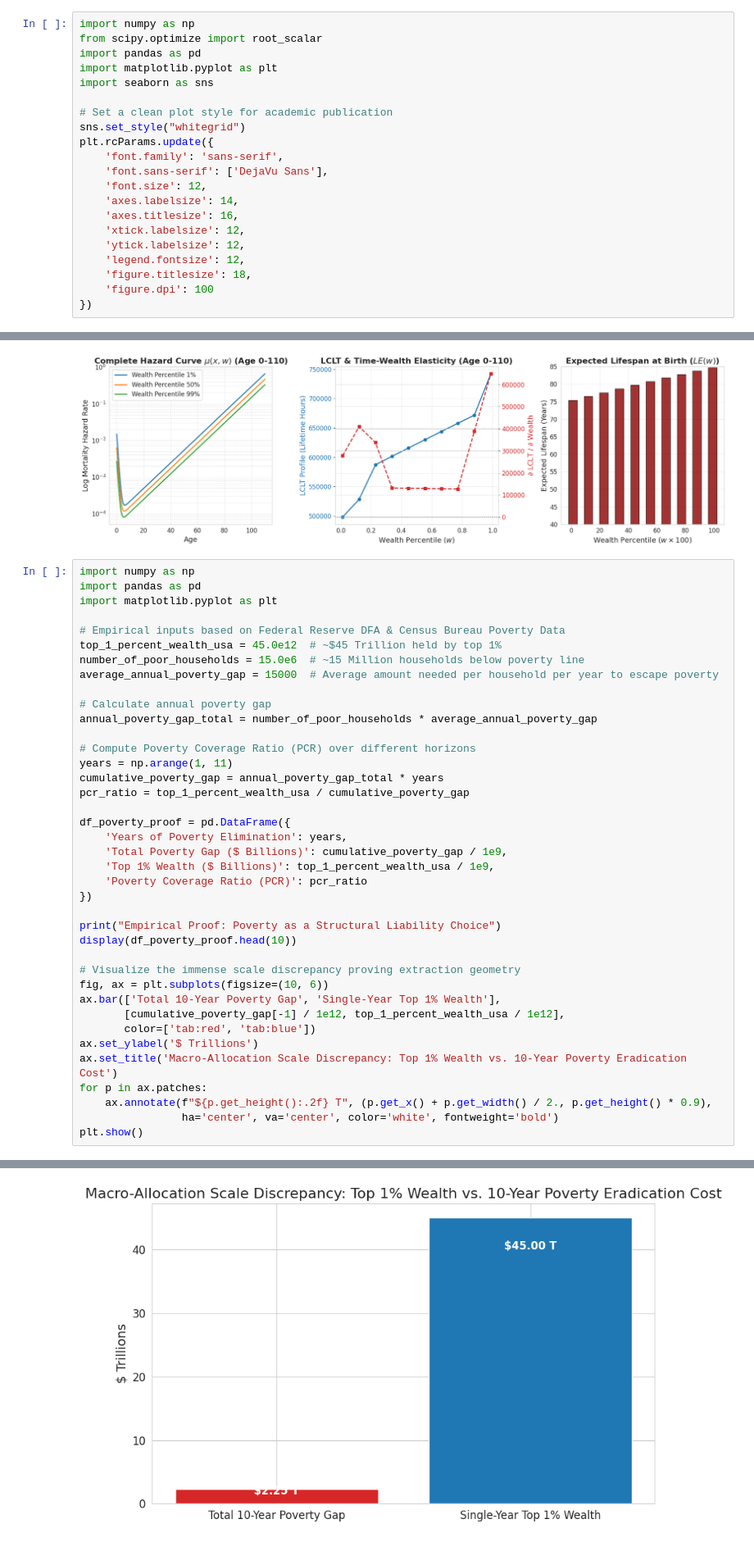
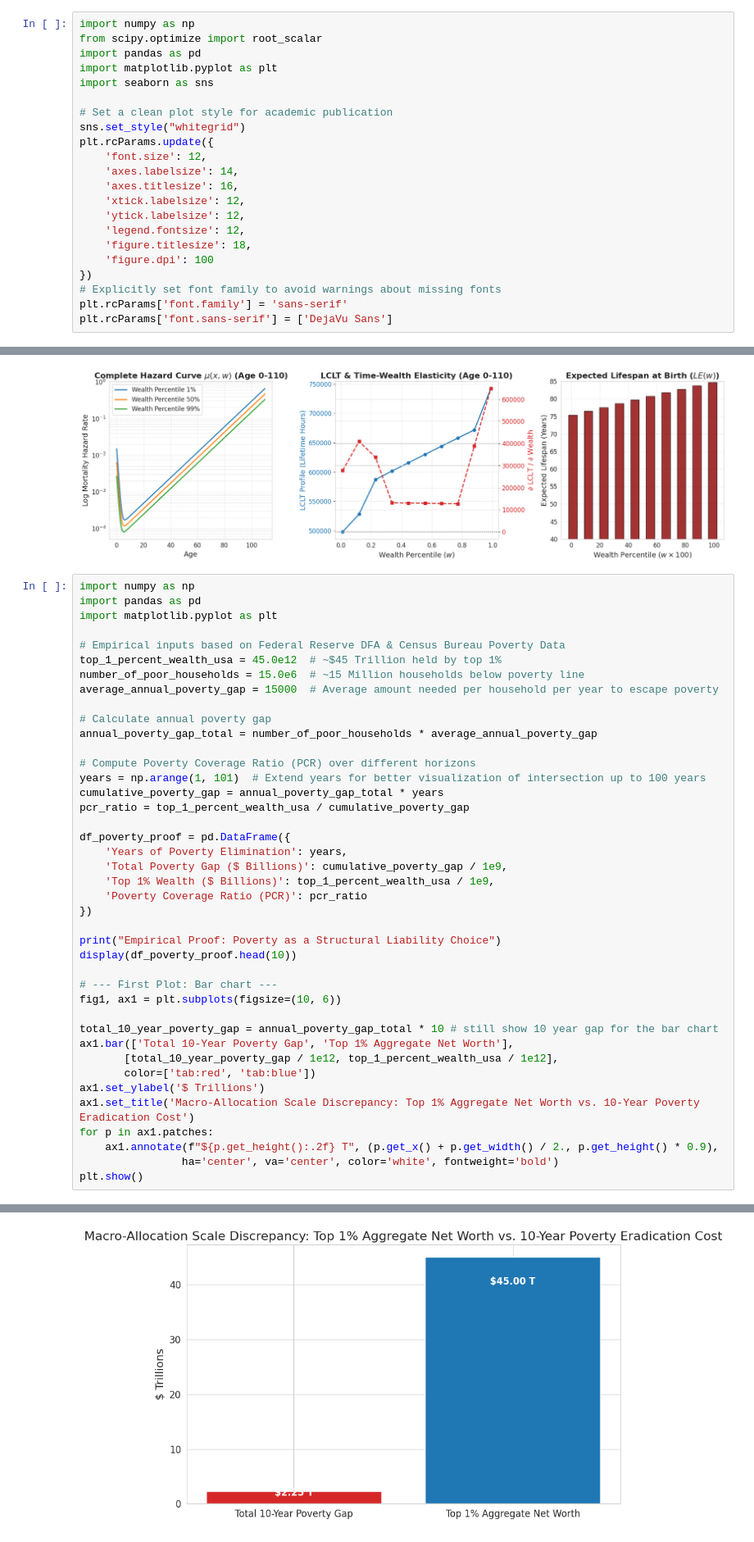
Before and after one commit to krbarrow/The-Decadal-Halving-Fixed-Point, a Jupyter notebook: The_Decadal_Halving_Fixed_Point.ipynb, the cells around one changed output, grey strips where cells are left out. Shown at 82% size. Drawn from its saved outputs; the diff is of its cells as text.

```diff
--- a/The_Decadal_Halving_Fixed_Point.ipynb
+++ b/The_Decadal_Halving_Fixed_Point.ipynb
@@ -16,8 +51,6 @@ import seaborn as sns
 # Set a clean plot style for academic publication
 sns.set_style("whitegrid")
 plt.rcParams.update({
-    'font.family': 'sans-serif',
-    'font.sans-serif': ['DejaVu Sans'],
     'font.size': 12,
     'axes.labelsize': 14,
     'axes.titlesize': 16,
@@ -27,6 +60,9 @@ plt.rcParams.update({
     'figure.titlesize': 18,
     'figure.dpi': 100
 })
+# Explicitly set font family to avoid warnings about missing fonts
+plt.rcParams['font.family'] = 'sans-serif'
+plt.rcParams['font.sans-serif'] = ['DejaVu Sans']
 # %%
 import matplotlib.font_manager as fm
 
@@ -1180,42 +916,44 @@ average_annual_poverty_gap = 15000  # Average amount needed per household per ye
 annual_poverty_gap_total = number_of_poor_households * average_annual_poverty_gap
 
 # Compute Poverty Coverage Ratio (PCR) over different horizons
-years = np.arange(1, 11)
+years = np.arange(1, 101)  # Extend years for better visualization of intersection up to 100 years
 cumulative_poverty_gap = annual_poverty_gap_total * years
 pcr_ratio = top_1_percent_wealth_usa / cumulative_poverty_gap
 
 df_poverty_proof = pd.DataFrame({
     'Years of Poverty Elimination': years,
     'Total Poverty Gap ($ Billions)': cumulative_poverty_gap / 1e9,
     'Top 1% Wealth ($ Billions)': top_1_percent_wealth_usa / 1e9,
     'Poverty Coverage Ratio (PCR)': pcr_ratio
 })
 
 print("Empirical Proof: Poverty as a Structural Liability Choice")
 display(df_poverty_proof.head(10))
 
-# Visualize the immense scale discrepancy proving extraction geometry
-fig, ax = plt.subplots(figsize=(10, 6))
-ax.bar(['Total 10-Year Poverty Gap', 'Single-Year Top 1% Wealth'],
-       [cumulative_poverty_gap[-1] / 1e12, top_1_percent_wealth_usa / 1e12],
+# --- First Plot: Bar chart ---
+fig1, ax1 = plt.subplots(figsize=(10, 6))
+
+total_10_year_poverty_gap = annual_poverty_gap_total * 10 # still show 10 year gap for the bar chart
+ax1.bar(['Total 10-Year Poverty Gap', 'Top 1% Aggregate Net Worth'],
+       [total_10_year_poverty_gap / 1e12, top_1_percent_wealth_usa / 1e12],
        color=['tab:red', 'tab:blue'])
-ax.set_ylabel('$ Trillions')
-ax.set_title('Macro-Allocation Scale Discrepancy: Top 1% Wealth vs. 10-Year Poverty Eradication Cost')
-for p in ax.patches:
-    ax.annotate(f"${p.get_height():.2f} T", (p.get_x() + p.get_width() / 2., p.get_height() * 0.9),
+ax1.set_ylabel('$ Trillions')
+ax1.set_title('Macro-Allocation Scale Discrepancy: Top 1% Aggregate Net Worth vs. 10-Year Poverty Eradication Cost')
+for p in ax1.patches:
+    ax1.annotate(f"${p.get_height():.2f} T", (p.get_x() + p.get_width() / 2., p.get_height() * 0.9),
                 ha='center', va='center', color='white', fontweight='bold')
 plt.show()
 # %% [output]
 Empirical Proof: Poverty as a Structural Liability Choice
 |  | Years of Poverty Elimination | Total Poverty Gap ($ Billions) | Top 1% Wealth ($ Billions) | Poverty Coverage Ratio (PCR) |
 | 0 | 1 | 225.0 | 45000.0 | 200.000000 |
 | 1 | 2 | 450.0 | 45000.0 | 100.000000 |
 | 2 | 3 | 675.0 | 45000.0 | 66.666667 |
 | 3 | 4 | 900.0 | 45000.0 | 50.000000 |
 | 4 | 5 | 1125.0 | 45000.0 | 40.000000 |
 | 5 | 6 | 1350.0 | 45000.0 | 33.333333 |
 | 6 | 7 | 1575.0 | 45000.0 | 28.571429 |
 | 7 | 8 | 1800.0 | 45000.0 | 25.000000 |
 | 8 | 9 | 2025.0 | 45000.0 | 22.222222 |
 | 9 | 10 | 2250.0 | 45000.0 | 20.000000 |
-[figure, old version]
+[figure, new version]
```
Also changed, not shown: parts of 14 cells of this notebook.
